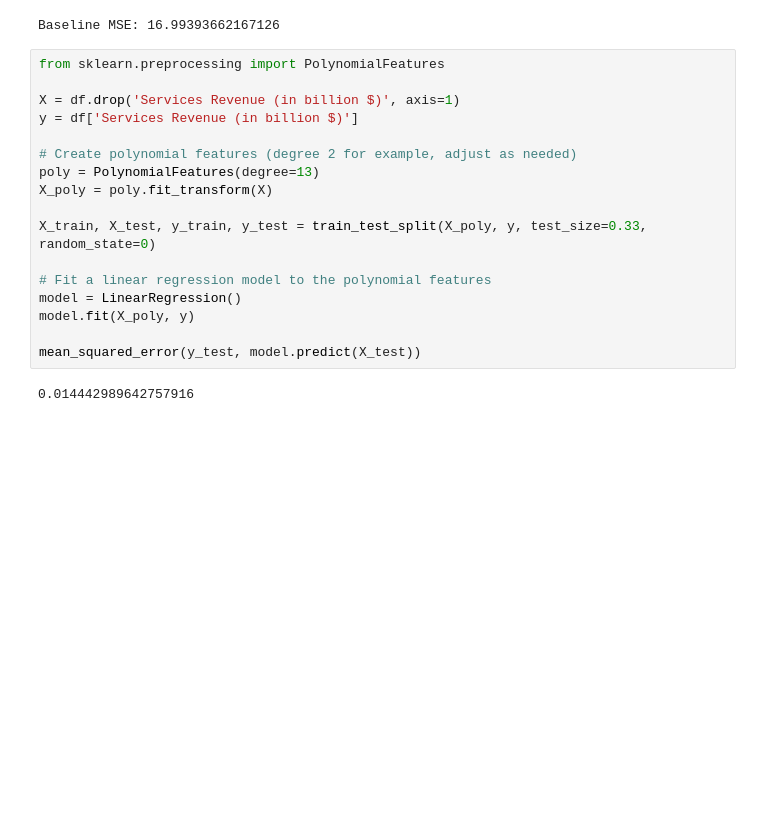
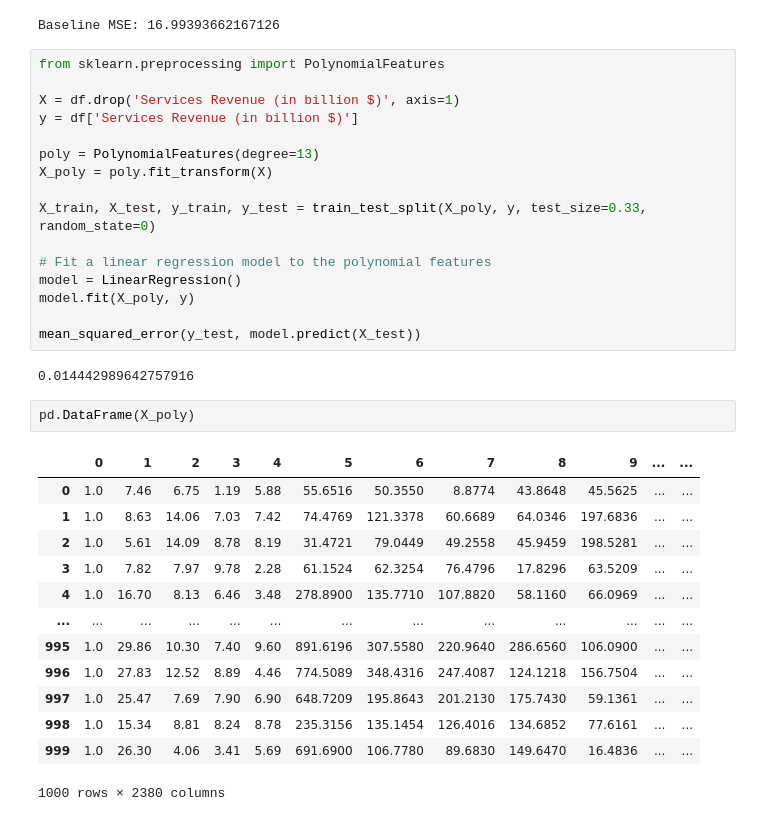
Before and after one commit to davidgb9716/data-science, a Jupyter notebook: apple_sales/apple_sales_2024.ipynb, the cells around one changed output. Drawn from its saved outputs; the diff is of its cells as text; blank space fills up the shorter version.

```diff
--- a/apple_sales/apple_sales_2024.ipynb
+++ b/apple_sales/apple_sales_2024.ipynb
@@ -312,7 +312,6 @@ from sklearn.preprocessing import PolynomialFeatures
 X = df.drop('Services Revenue (in billion $)', axis=1)
 y = df['Services Revenue (in billion $)']
 
-# Create polynomial features (degree 2 for example, adjust as needed)
 poly = PolynomialFeatures(degree=13)
 X_poly = poly.fit_transform(X)
 
@@ -325,3 +324,19 @@ model.fit(X_poly, y)
 mean_squared_error(y_test, model.predict(X_test))
 # %% [output]
 0.014442989642757916
+# %%
+pd.DataFrame(X_poly)
+# %% [output]
+|  | 0 | 1 | 2 | 3 | 4 | 5 | 6 | 7 | 8 | 9 | ... | ... |
+| 0 | 1.0 | 7.46 | 6.75 | 1.19 | 5.88 | 55.6516 | 50.3550 | 8.8774 | 43.8648 | 45.5625 | ... | ... |
+| 1 | 1.0 | 8.63 | 14.06 | 7.03 | 7.42 | 74.4769 | 121.3378 | 60.6689 | 64.0346 | 197.6836 | ... | ... |
+| 2 | 1.0 | 5.61 | 14.09 | 8.78 | 8.19 | 31.4721 | 79.0449 | 49.2558 | 45.9459 | 198.5281 | ... | ... |
+| 3 | 1.0 | 7.82 | 7.97 | 9.78 | 2.28 | 61.1524 | 62.3254 | 76.4796 | 17.8296 | 63.5209 | ... | ... |
+| 4 | 1.0 | 16.70 | 8.13 | 6.46 | 3.48 | 278.8900 | 135.7710 | 107.8820 | 58.1160 | 66.0969 | ... | ... |
+| ... | ... | ... | ... | ... | ... | ... | ... | ... | ... | ... | ... | ... |
+| 995 | 1.0 | 29.86 | 10.30 | 7.40 | 9.60 | 891.6196 | 307.5580 | 220.9640 | 286.6560 | 106.0900 | ... | ... |
+| 996 | 1.0 | 27.83 | 12.52 | 8.89 | 4.46 | 774.5089 | 348.4316 | 247.4087 | 124.1218 | 156.7504 | ... | ... |
+| 997 | 1.0 | 25.47 | 7.69 | 7.90 | 6.90 | 648.7209 | 195.8643 | 201.2130 | 175.7430 | 59.1361 | ... | ... |
+| 998 | 1.0 | 15.34 | 8.81 | 8.24 | 8.78 | 235.3156 | 135.1454 | 126.4016 | 134.6852 | 77.6161 | ... | ... |
+| 999 | 1.0 | 26.30 | 4.06 | 3.41 | 5.69 | 691.6900 | 106.7780 | 89.6830 | 149.6470 | 16.4836 | ... | ... |
+1000 rows × 2380 columns
```
